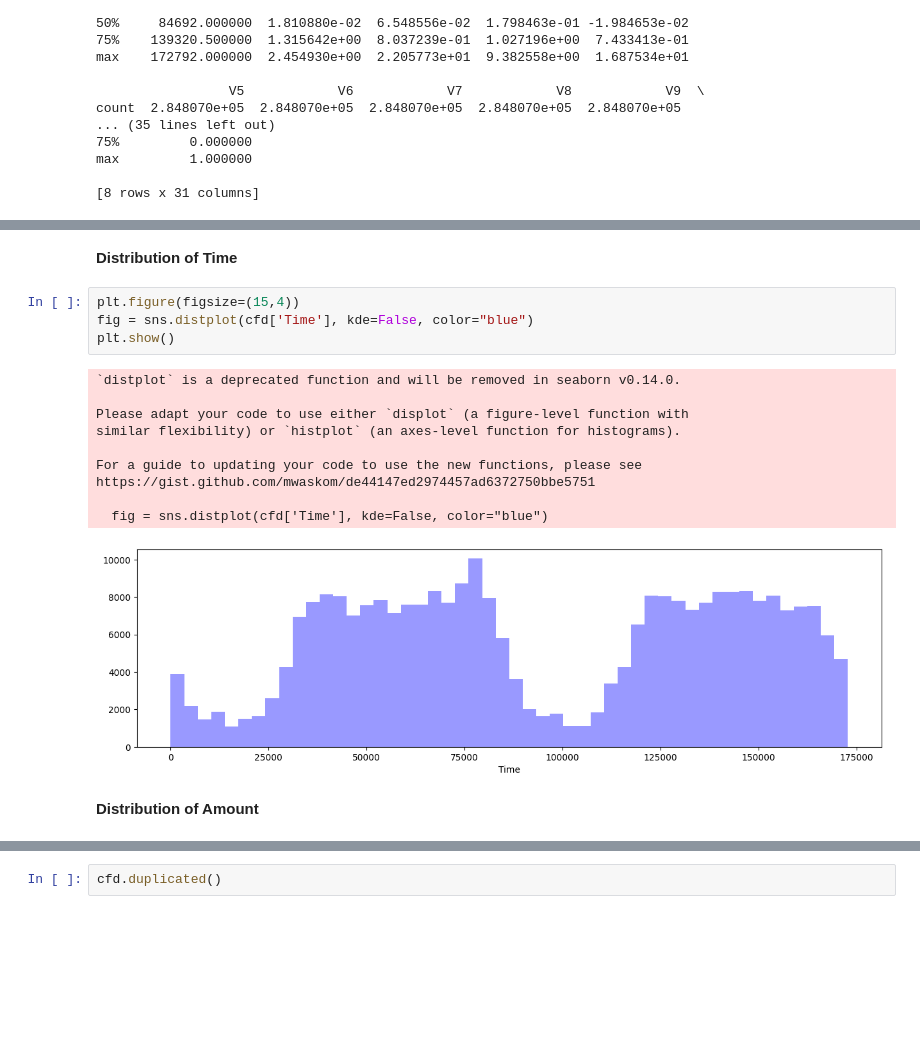
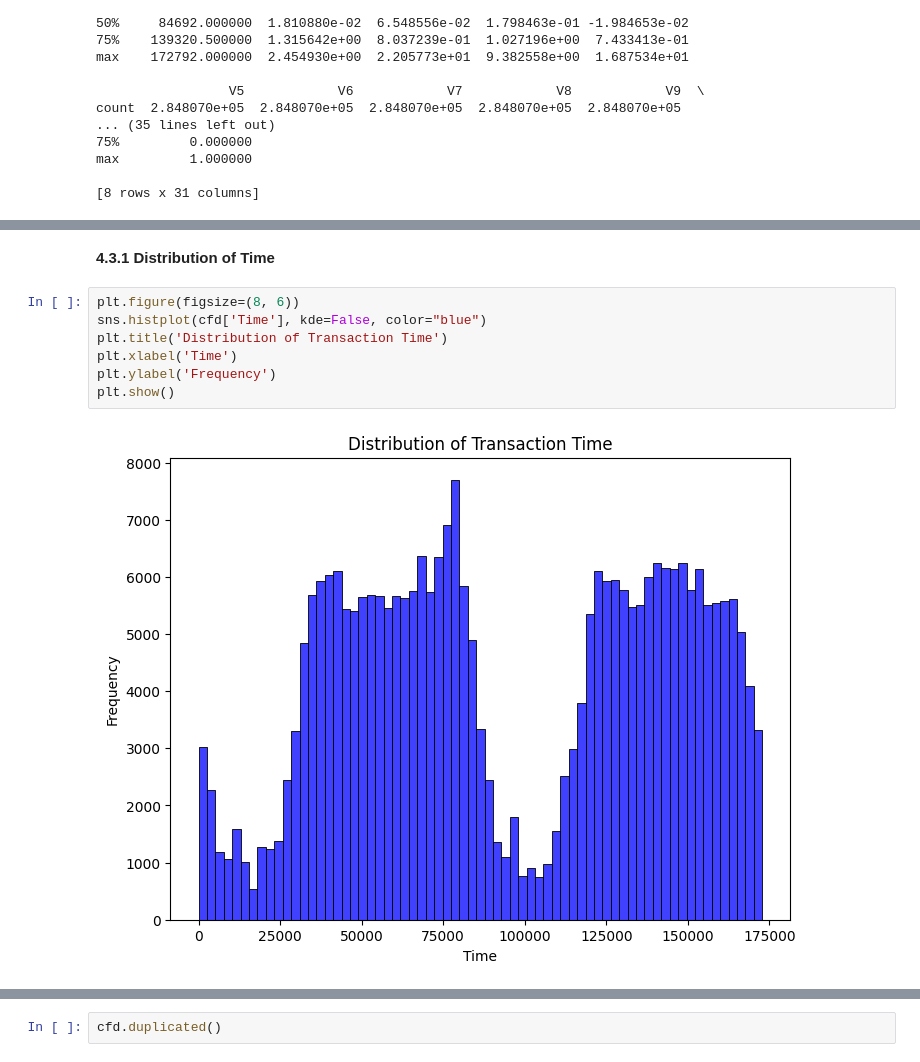
Before and after one commit to moridin04/CCADMACL-Research, a Jupyter notebook: Fraud_Detection_Program.ipynb, the cells around one changed output, grey strips where cells are left out. Drawn from its saved outputs; the diff is of its cells as text; blank space fills up the shorter version.

```diff
--- a/Fraud_Detection_Program.ipynb
+++ b/Fraud_Detection_Program.ipynb
@@ -128,19 +143,11 @@ plt.show()
 # %% [markdown]
-**Distribution of Time**
+**4.3.1 Distribution of Time**
 # %%
-plt.figure(figsize=(15,4))
-fig = sns.distplot(cfd['Time'], kde=False, color="blue")
+plt.figure(figsize=(8, 6))
+sns.histplot(cfd['Time'], kde=False, color="blue")
+plt.title('Distribution of Transaction Time')
+plt.xlabel('Time')
+plt.ylabel('Frequency')
 plt.show()
 # %% [output]
-`distplot` is a deprecated function and will be removed in seaborn v0.14.0.
-
-Please adapt your code to use either `displot` (a figure-level function with
-similar flexibility) or `histplot` (an axes-level function for histograms).
-
-For a guide to updating your code to use the new functions, please see
-https://gist.github.com/mwaskom/de44147ed2974457ad6372750bbe5751
-
-  fig = sns.distplot(cfd['Time'], kde=False, color="blue")
-[figure, old version]
+[figure, new version]
-# %% [markdown]
-**Distribution of Amount**
```
Also changed, not shown: parts of 62 cells of this notebook.
